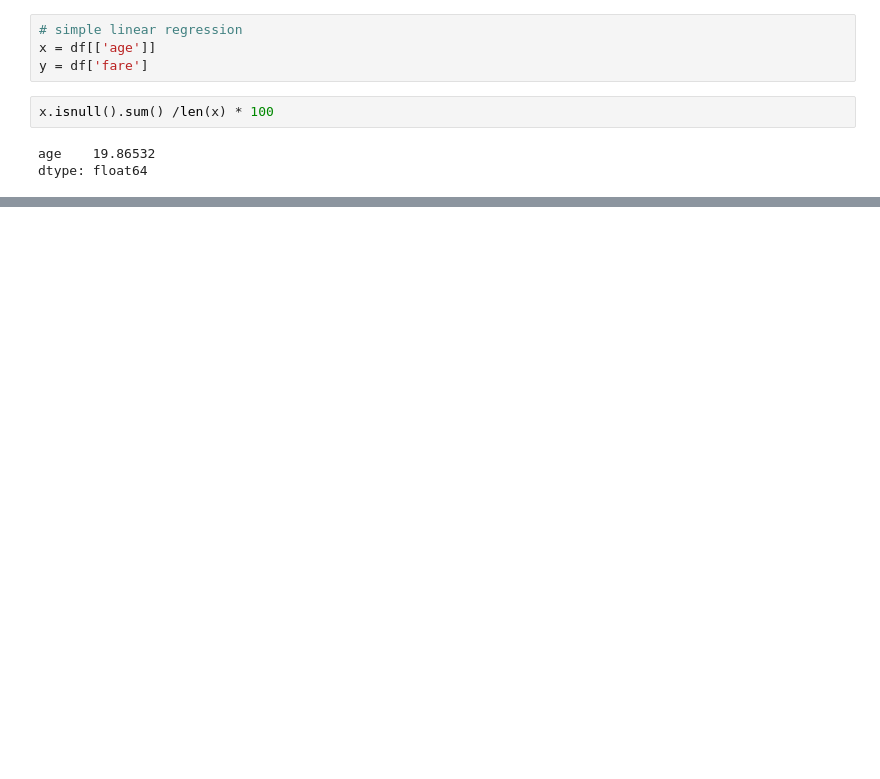
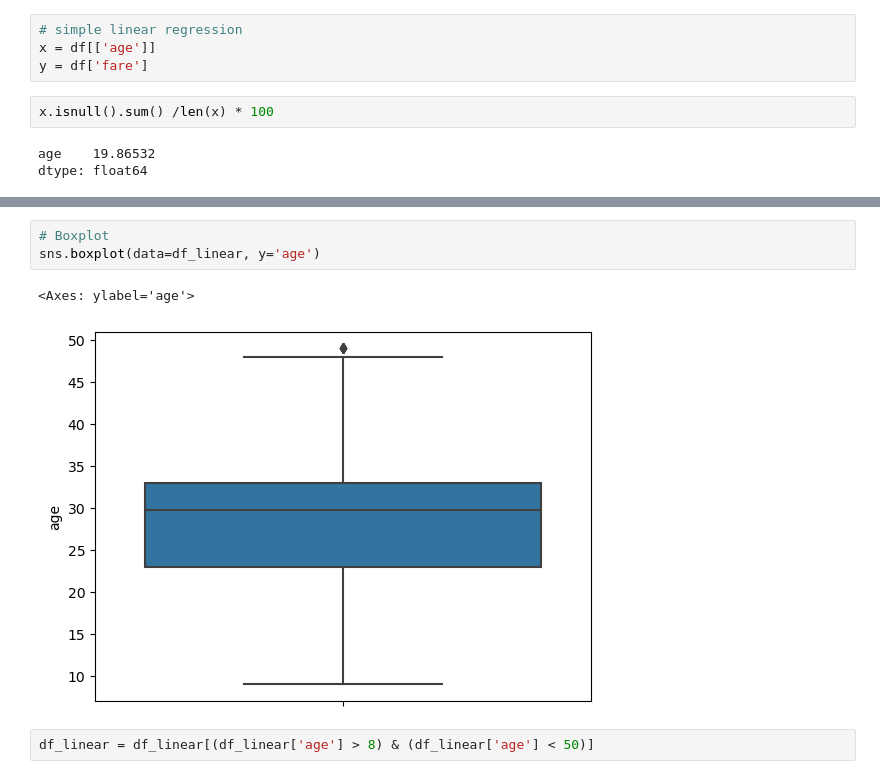
Before and after one commit to Afzalfaizi/python-ka-chilla, a Jupyter notebook: Machine Learning/regression.ipynb, the cells around one changed output, grey strips where cells are left out. Drawn from its saved outputs; the diff is of its cells as text; blank space fills up the shorter version.

```diff
--- a/Machine Learning/regression.ipynb
+++ b/Machine Learning/regression.ipynb
@@ -40,0 +78,8 @@ dtype: float64
+# %%
+# Boxplot
+sns.boxplot(data=df_linear, y='age')
+# %% [output]
+<Axes: ylabel='age'>
+[figure, added]
+# %%
+df_linear = df_linear[(df_linear['age'] > 8) & (df_linear['age'] < 50)]
```
Also changed, not shown: parts of 9 cells of this notebook.
